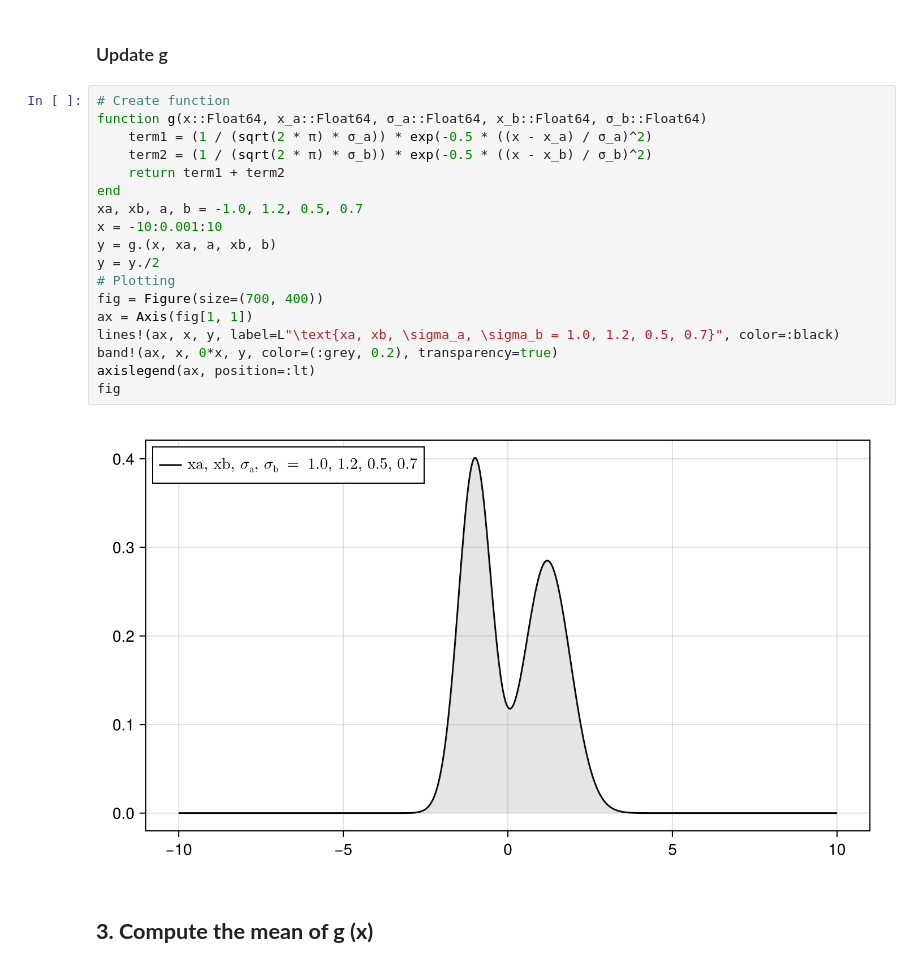
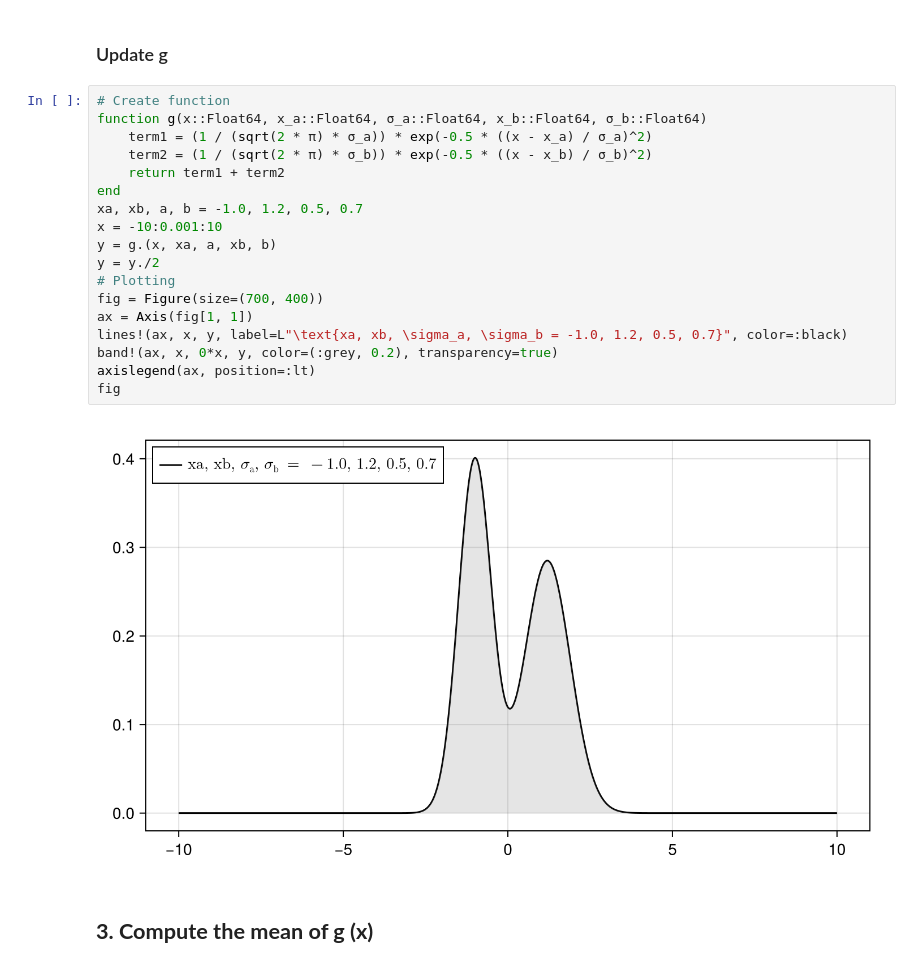
Before and after one commit to x-repos/mines, a Jupyter notebook: inversion-GPGN509/hw8/hw8.ipynb, the cells around one changed output. Drawn from its saved outputs; the diff is of its cells as text.

```diff
--- a/inversion-GPGN509/hw8/hw8.ipynb
+++ b/inversion-GPGN509/hw8/hw8.ipynb
@@ -231,23 +231,23 @@ $$
 # %%
 # Create function
 function g(x::Float64, x_a::Float64, σ_a::Float64, x_b::Float64, σ_b::Float64)
     term1 = (1 / (sqrt(2 * π) * σ_a)) * exp(-0.5 * ((x - x_a) / σ_a)^2)
     term2 = (1 / (sqrt(2 * π) * σ_b)) * exp(-0.5 * ((x - x_b) / σ_b)^2)
     return term1 + term2
 end
 xa, xb, a, b = -1.0, 1.2, 0.5, 0.7
 x = -10:0.001:10
 y = g.(x, xa, a, xb, b)
 y = y./2
 # Plotting
 fig = Figure(size=(700, 400))
 ax = Axis(fig[1, 1])
-lines!(ax, x, y, label=L"\text{xa, xb, \sigma_a, \sigma_b = 1.0, 1.2, 0.5, 0.7}", color=:black)
+lines!(ax, x, y, label=L"\text{xa, xb, \sigma_a, \sigma_b = -1.0, 1.2, 0.5, 0.7}", color=:black)
 band!(ax, x, 0*x, y, color=(:grey, 0.2), transparency=true)
 axislegend(ax, position=:lt)
 fig
 # %% [output]
-[figure, old version]
+[figure, new version]
 # %% [markdown]
 ## **3. Compute the mean of g (x)**
 # %% [markdown]
```
Also changed, not shown: parts of 1 cell of this notebook.
